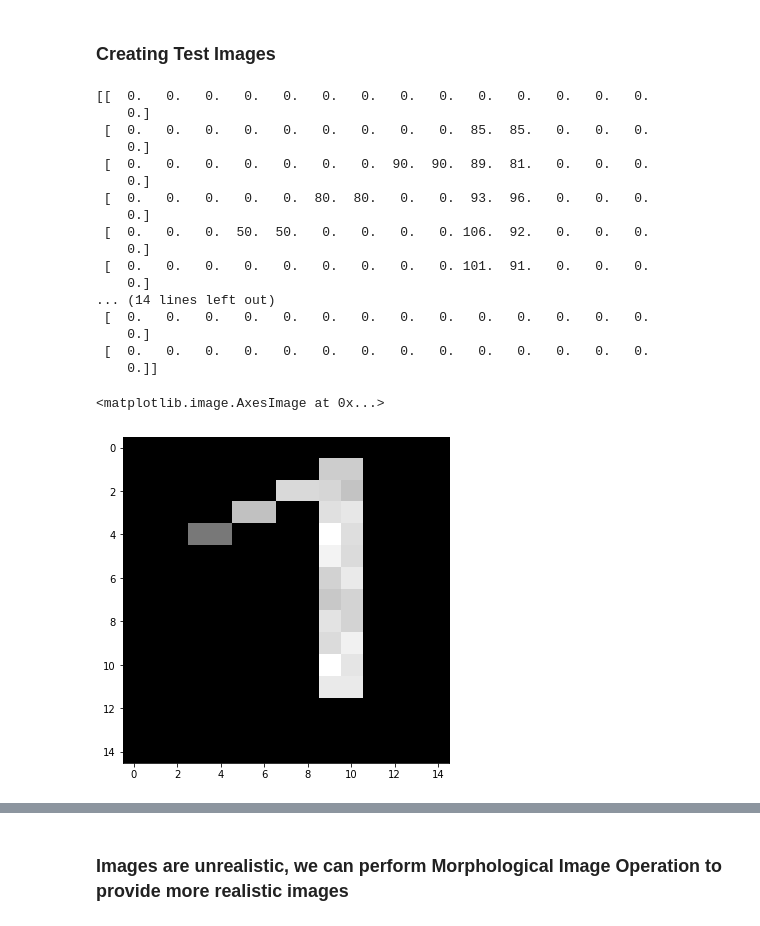
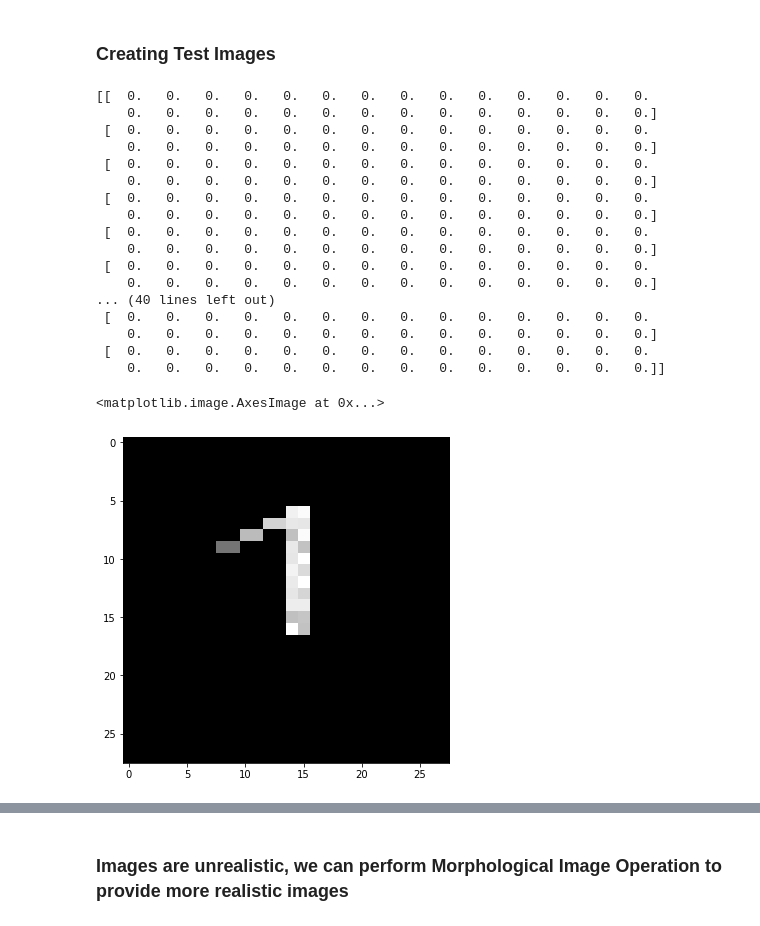
Before and after one commit to PatrickDabkowski/Classifier_Model, a Jupyter notebook: Image Classifier Visualization and Documentation.ipynb, the cells around one changed output, grey strips where cells are left out. Drawn from its saved outputs; the diff is of its cells as text; code cells hidden in the pictures.

```diff
--- a/Image Classifier Visualization and Documentation.ipynb
+++ b/Image Classifier Visualization and Documentation.ipynb
@@ -15,32 +15,32 @@ import matplotlib.pyplot as plt
 # %% [markdown]
 ### Creating Test Images
 # %%
-img_one = np.zeros([15, 15])
-img_one[ 2:3, 7:11] = 90
-img_one[ 3:4, 5:7] = 80
-img_one[ 4:5, 3:5] = 50
-img_one[ 1:12, 9:11] = 110 - np.random.randint(30, size=(11, 2))
+img_one = np.zeros([28, 28])
+img_one[ 7:8, 12:16] = 90
+img_one[ 8:9, 10:12] = 80
+img_one[ 9:10, 8:10] = 50
+img_one[ 6:17, 14:16] = 110 - np.random.randint(30, size=(11, 2))
 print(img_one)
 plt.figure('object', figsize=(10,6))
 plt.imshow(img_one, cmap='gray')
 # %% [output]
 [[  0.   0.   0.   0.   0.   0.   0.   0.   0.   0.   0.   0.   0.   0.
-    0.]
- [  0.   0.   0.   0.   0.   0.   0.   0.   0.  85.  85.   0.   0.   0.
-    0.]
- [  0.   0.   0.   0.   0.   0.   0.  90.  90.  89.  81.   0.   0.   0.
-    0.]
- [  0.   0.   0.   0.   0.  80.  80.   0.   0.  93.  96.   0.   0.   0.
-    0.]
- [  0.   0.   0.  50.  50.   0.   0.   0.   0. 106.  92.   0.   0.   0.
-    0.]
- [  0.   0.   0.   0.   0.   0.   0.   0.   0. 101.  91.   0.   0.   0.
-    0.]
-... (14 lines left out)
+    0.   0.   0.   0.   0.   0.   0.   0.   0.   0.   0.   0.   0.   0.]
  [  0.   0.   0.   0.   0.   0.   0.   0.   0.   0.   0.   0.   0.   0.
-    0.]
+    0.   0.   0.   0.   0.   0.   0.   0.   0.   0.   0.   0.   0.   0.]
  [  0.   0.   0.   0.   0.   0.   0.   0.   0.   0.   0.   0.   0.   0.
-    0.]]
+    0.   0.   0.   0.   0.   0.   0.   0.   0.   0.   0.   0.   0.   0.]
+ [  0.   0.   0.   0.   0.   0.   0.   0.   0.   0.   0.   0.   0.   0.
+    0.   0.   0.   0.   0.   0.   0.   0.   0.   0.   0.   0.   0.   0.]
+ [  0.   0.   0.   0.   0.   0.   0.   0.   0.   0.   0.   0.   0.   0.
+    0.   0.   0.   0.   0.   0.   0.   0.   0.   0.   0.   0.   0.   0.]
+ [  0.   0.   0.   0.   0.   0.   0.   0.   0.   0.   0.   0.   0.   0.
+    0.   0.   0.   0.   0.   0.   0.   0.   0.   0.   0.   0.   0.   0.]
+... (40 lines left out)
+ [  0.   0.   0.   0.   0.   0.   0.   0.   0.   0.   0.   0.   0.   0.
+    0.   0.   0.   0.   0.   0.   0.   0.   0.   0.   0.   0.   0.   0.]
+ [  0.   0.   0.   0.   0.   0.   0.   0.   0.   0.   0.   0.   0.   0.
+    0.   0.   0.   0.   0.   0.   0.   0.   0.   0.   0.   0.   0.   0.]]
 <matplotlib.image.AxesImage at 0x...>
-[figure, old version]
+[figure, new version]
 # %%
```
Also changed, not shown: parts of 18 cells of this notebook, 1 other file.
